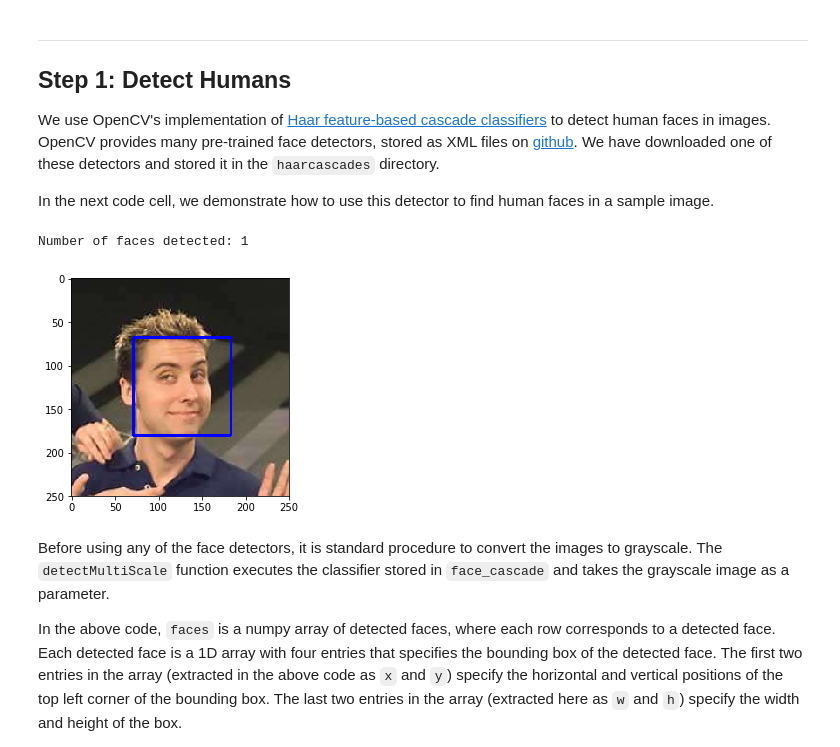
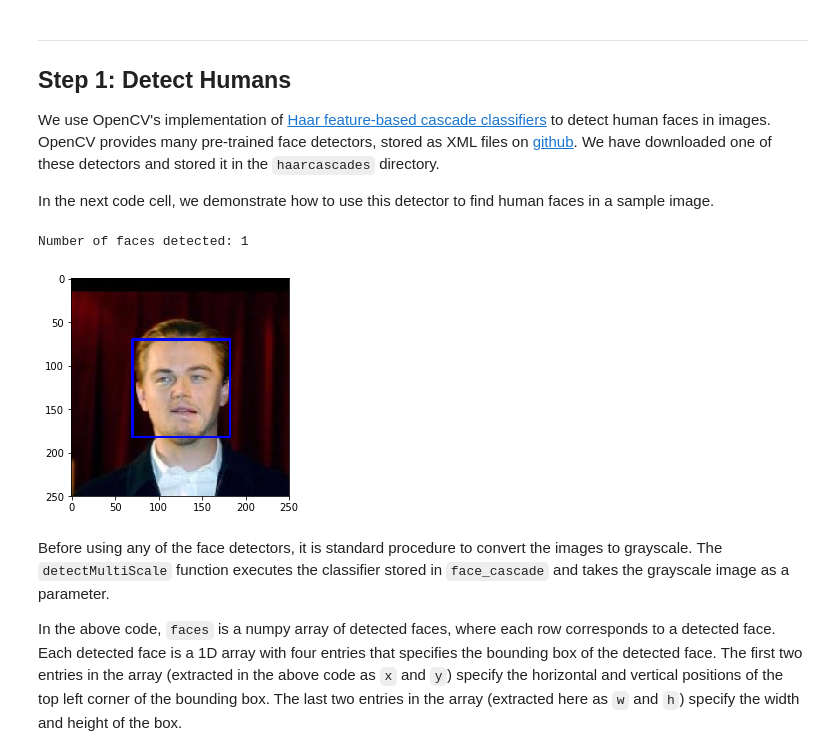
Before and after one commit to carlosmertens/dog-project, a Jupyter notebook: dog_app.ipynb, the cells around one changed output. Drawn from its saved outputs; the diff is of its cells as text; code cells hidden in the pictures.

```diff
--- a/dog_app.ipynb
+++ b/dog_app.ipynb
@@ -131,35 +126,35 @@ import matplotlib.pyplot as plt
 # extract pre-trained face detector
 face_cascade = cv2.CascadeClassifier('haarcascades/haarcascade_frontalface_alt.xml')
 
 # load color (BGR) image
-img = cv2.imread(human_files[3])
+img = cv2.imread(human_files[0])
 
 # TEST: Uncomment line below for a false result image
 # img = cv2.imread('dogImages/train/057.Dalmatian/Dalmatian_04086.jpg')
 
 # convert BGR image to grayscale
 gray = cv2.cvtColor(img, cv2.COLOR_BGR2GRAY)
 
 # find faces in image
 faces = face_cascade.detectMultiScale(gray)
 
 # print number of faces detected in the image
 print('Number of faces detected:', len(faces))
 
 # get bounding box for each detected face
 for (x,y,w,h) in faces:
     # add bounding box to color image
     cv2.rectangle(img,(x,y),(x+w,y+h),(255,0,0),2)
 
 # convert BGR image to RGB for plotting
 cv_rgb = cv2.cvtColor(img, cv2.COLOR_BGR2RGB)
 
 # display the image, along with bounding box
 plt.imshow(cv_rgb)
 plt.show()
 # %% [output]
 Number of faces detected: 1
-[figure, old version]
+[figure, new version]
 # %% [markdown]
 Before using any of the face detectors, it is standard procedure to convert the images to grayscale.  The `detectMultiScale` function executes the classifier stored in `face_cascade` and takes the grayscale image as a parameter.
 
```
Also changed, not shown: parts of 9 cells of this notebook.
